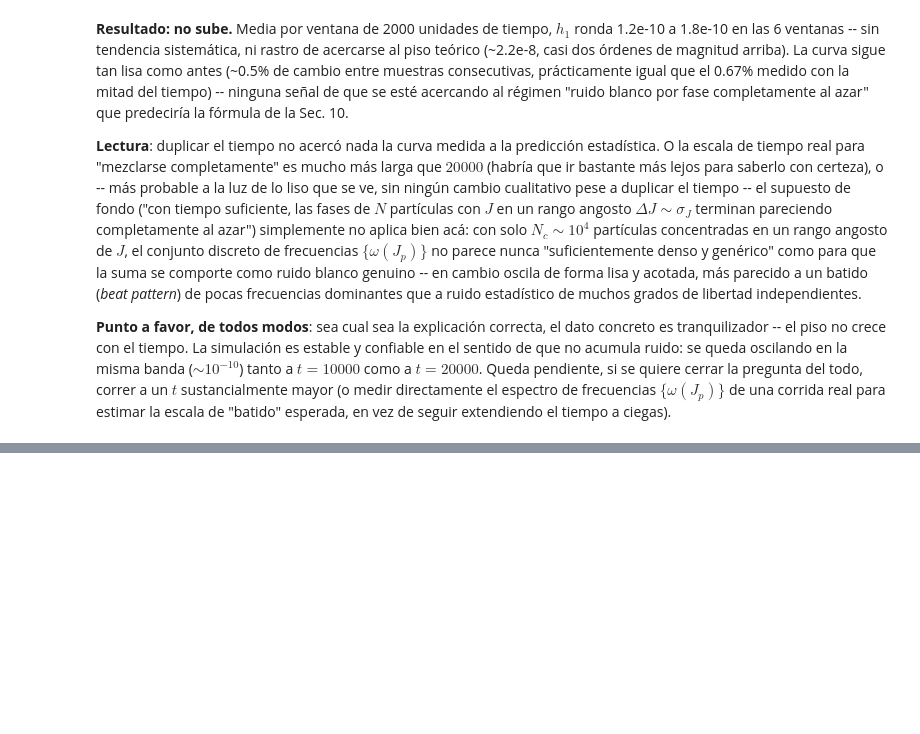
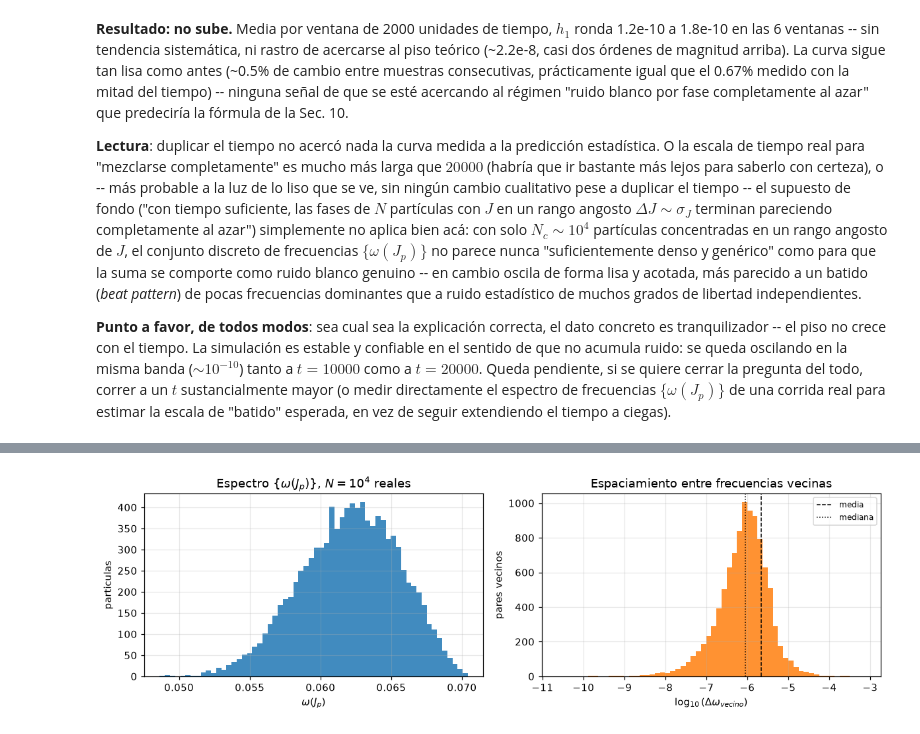
Before and after one commit to erjive/vlasov-poisson_PIC, a Jupyter notebook: paper_runs/notebooks/hk_exact.ipynb, the cells around one changed output, grey strips where cells are left out. Drawn from its saved outputs; the diff is of its cells as text; code cells hidden in the pictures; blank space fills up the shorter version.

```diff
--- a/paper_runs/notebooks/hk_exact.ipynb
+++ b/paper_runs/notebooks/hk_exact.ipynb
@@ -889,0 +965,22 @@ $\{\omega(J_p)\}$ de una corrida real para estimar la escala de
+# %%
+
+fig, axes = plt.subplots(1, 2, figsize=(11, 3.5))
+axes[0].hist(om_real, bins=60, color="C0", alpha=0.85)
+axes[0].set_xlabel(r"$\omega(J_p)$")
+axes[0].set_ylabel("particulas")
+axes[0].set_title(r"Espectro $\{\omega(J_p)\}$, $N=10^4$ reales")
+axes[0].grid(alpha=0.3)
+
+axes[1].hist(np.log10(gaps), bins=60, color="C1", alpha=0.85)
+axes[1].axvline(np.log10(gaps.mean()), color="k", ls="--", lw=1, label="media")
+axes[1].axvline(np.log10(np.median(gaps)), color="k", ls=":", lw=1, label="mediana")
+axes[1].set_xlabel(r"$\log_{10}(\Delta\omega_{vecino})$")
+axes[1].set_ylabel("pares vecinos")
+axes[1].set_title("Espaciamiento entre frecuencias vecinas")
+axes[1].legend(fontsize=8)
+axes[1].grid(alpha=0.3)
+fig.tight_layout()
+fig.savefig("omega_spectrum.png", dpi=140)
+plt.show()
+# %% [output]
+[figure, added]
```
Also changed, not shown: parts of 3 cells of this notebook, 3 other files.
